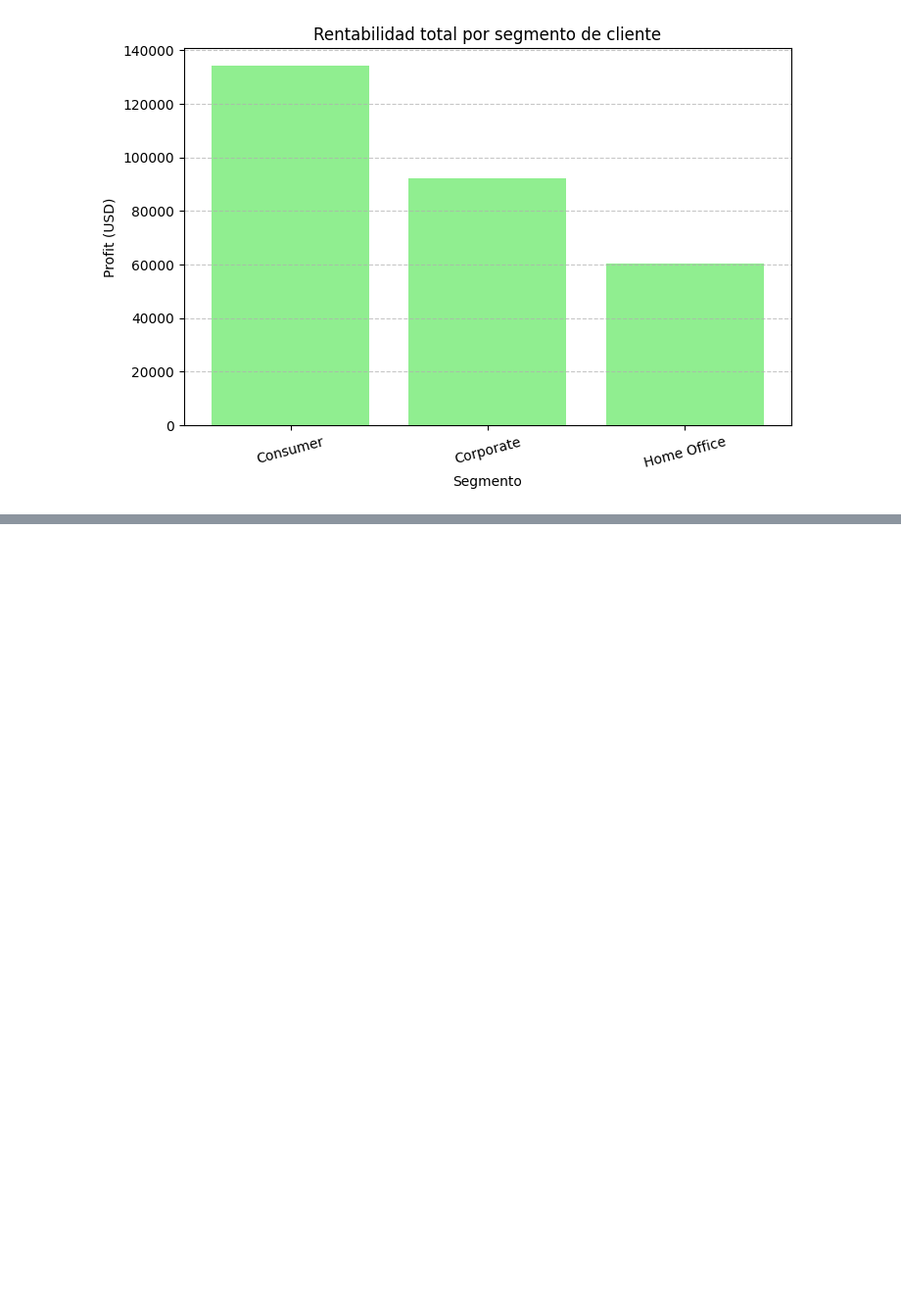
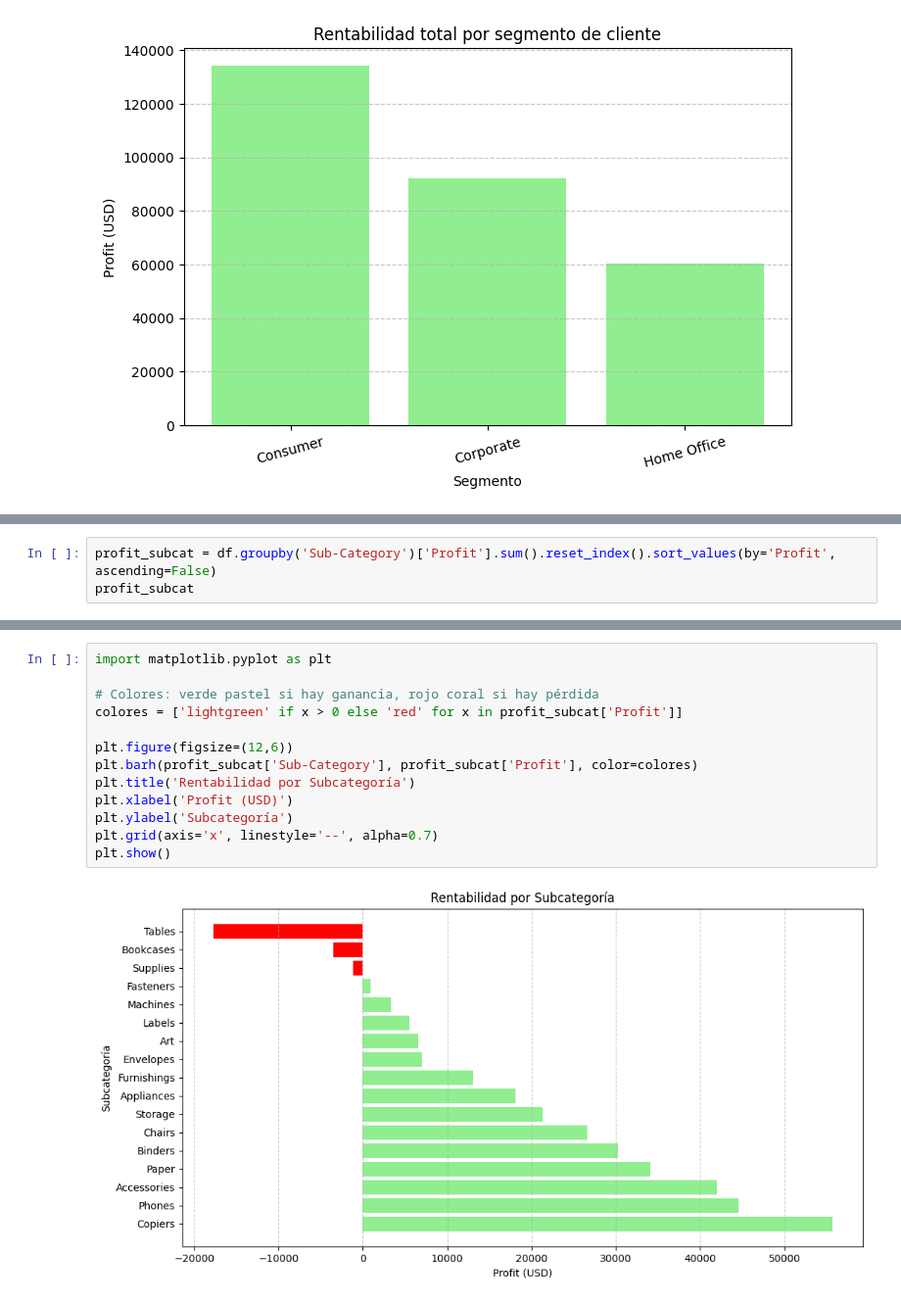
Before and after one commit to AgusISO8583/ITBA, a Jupyter notebook: TP_supermercadoG3.ipynb, the cells around one changed output, grey strips where cells are left out. Shown at 98% size. Saved outputs shown, nothing was run; the diff lists cells and outputs as text; blank space fills up the shorter version.

Commit message:
grafico de ganancia por subcategoria, ya se ven perdidas

```diff
--- a/TP_supermercadoG3.ipynb
+++ b/TP_supermercadoG3.ipynb
@@ -247,0 +260,3 @@ plt.grid(axis='y', linestyle='--', alpha=0.7)
+# %%
+profit_subcat = df.groupby('Sub-Category')['Profit'].sum().reset_index().sort_values(by='Profit', ascending=False)
+profit_subcat
@@ -247,0 +282,15 @@ plt.grid(axis='y', linestyle='--', alpha=0.7)
+# %%
+import matplotlib.pyplot as plt
+
+# Colores: verde pastel si hay ganancia, rojo coral si hay pérdida
+colores = ['lightgreen' if x > 0 else 'red' for x in profit_subcat['Profit']]
+
+plt.figure(figsize=(12,6))
+plt.barh(profit_subcat['Sub-Category'], profit_subcat['Profit'], color=colores)
+plt.title('Rentabilidad por Subcategoría')
+plt.xlabel('Profit (USD)')
+plt.ylabel('Subcategoría')
+plt.grid(axis='x', linestyle='--', alpha=0.7)
+plt.show()
+# %% [output]
+[figure, added]
```
Also changed, not shown: parts of 5 cells of this notebook.
